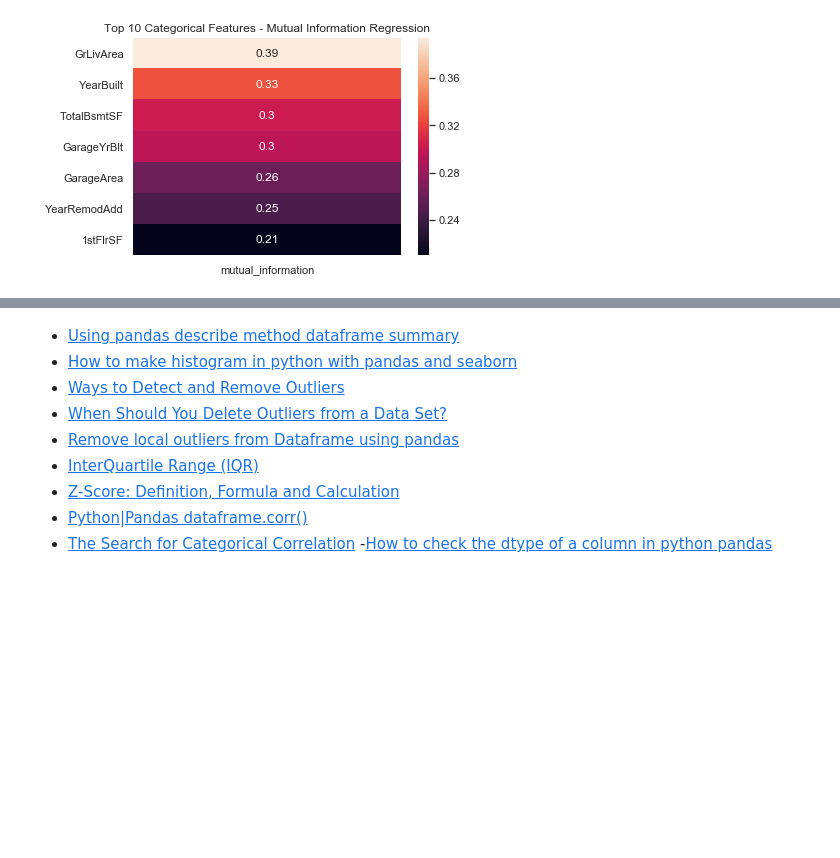
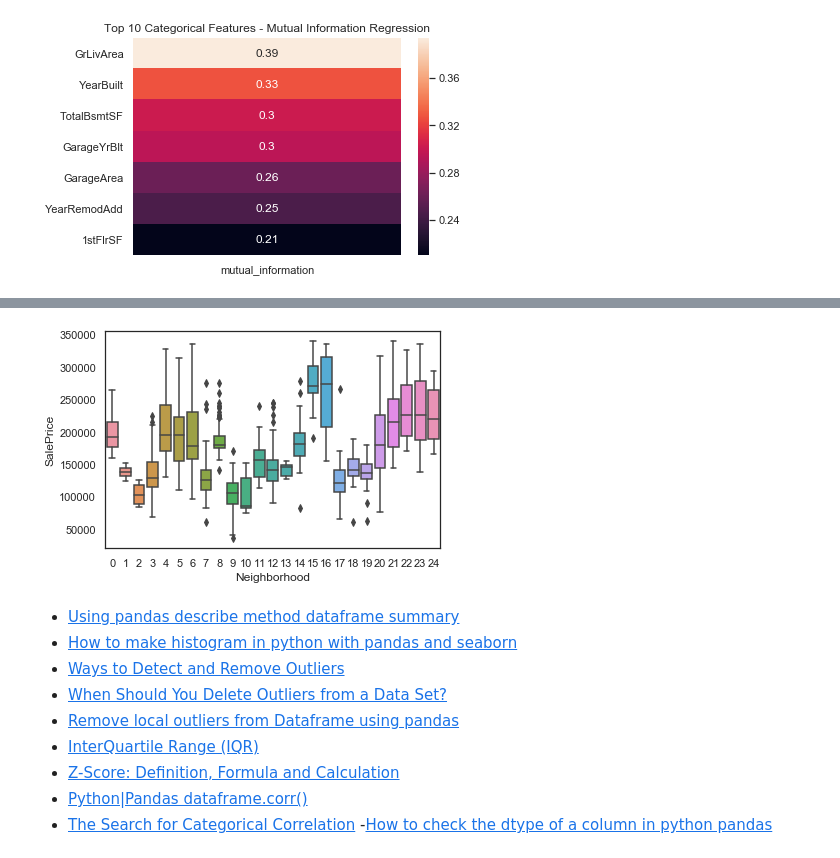
Before and after one commit to ebonnecab/mozilla-ds-project, a Jupyter notebook: analysis.ipynb, the cells around one changed output, grey strips where cells are left out. Cells and saved outputs as stored; diff of their text form; code cells hidden in the pictures; blank space fills up the shorter version.

```diff
--- a/analysis.ipynb
+++ b/analysis.ipynb
@@ -996,3 +1014,9 @@ Text(0.5, 1, 'Top 10 Categorical Features - Mutual Information Regression')
+# %%
+neighbor = X_train_cat_le["Neighborhood"]
+price = y_train
+ax = sns.boxplot(x=neighbor, y=price)
+# %% [output]
+[figure, added]
 # %% [markdown]
 - [Using pandas describe method dataframe summary](https://backtobazics.com/python/pandas-describe-method-dataframe-summary/)
 - [How to make histogram in python with pandas and seaborn](https://cmdlinetips.com/2019/02/how-to-make-histogram-in-python-with-pandas-and-seaborn/)
```
Also changed, not shown: parts of 3 cells of this notebook.
